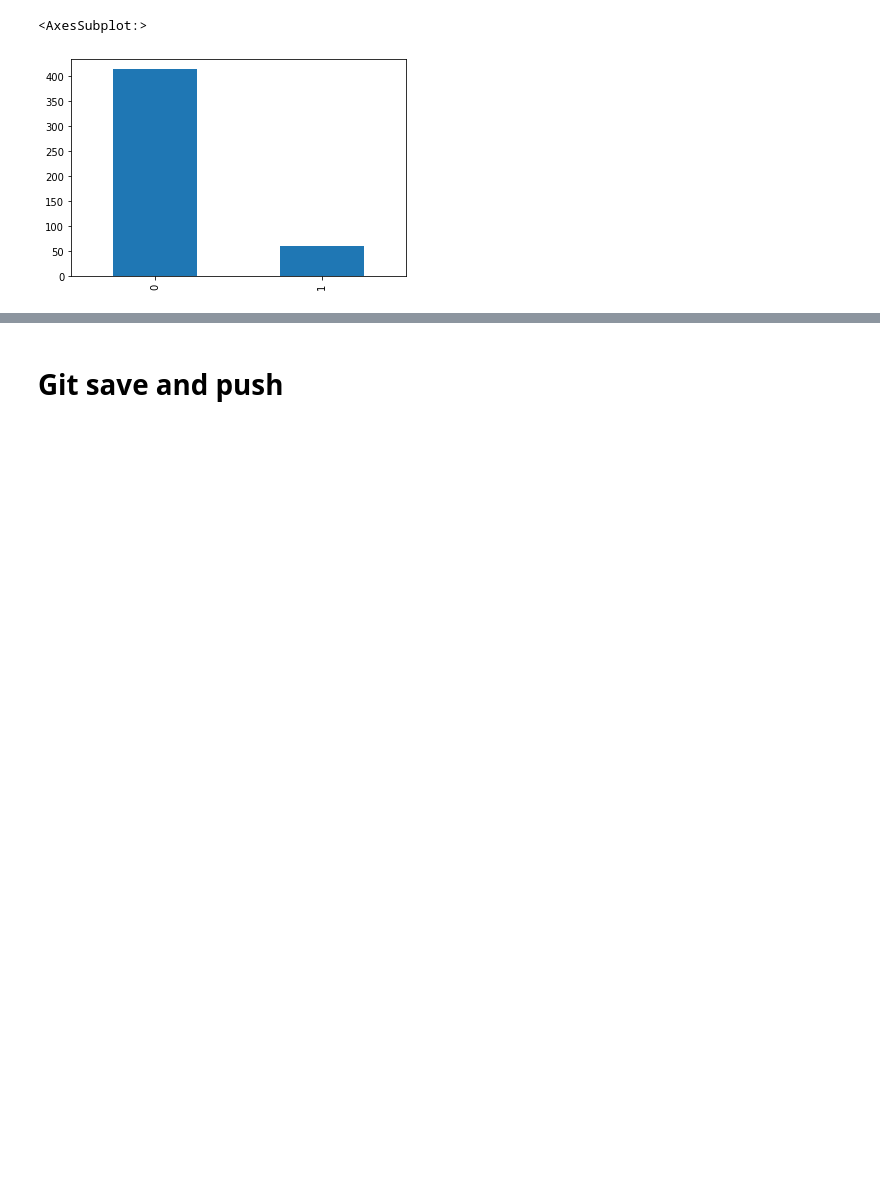
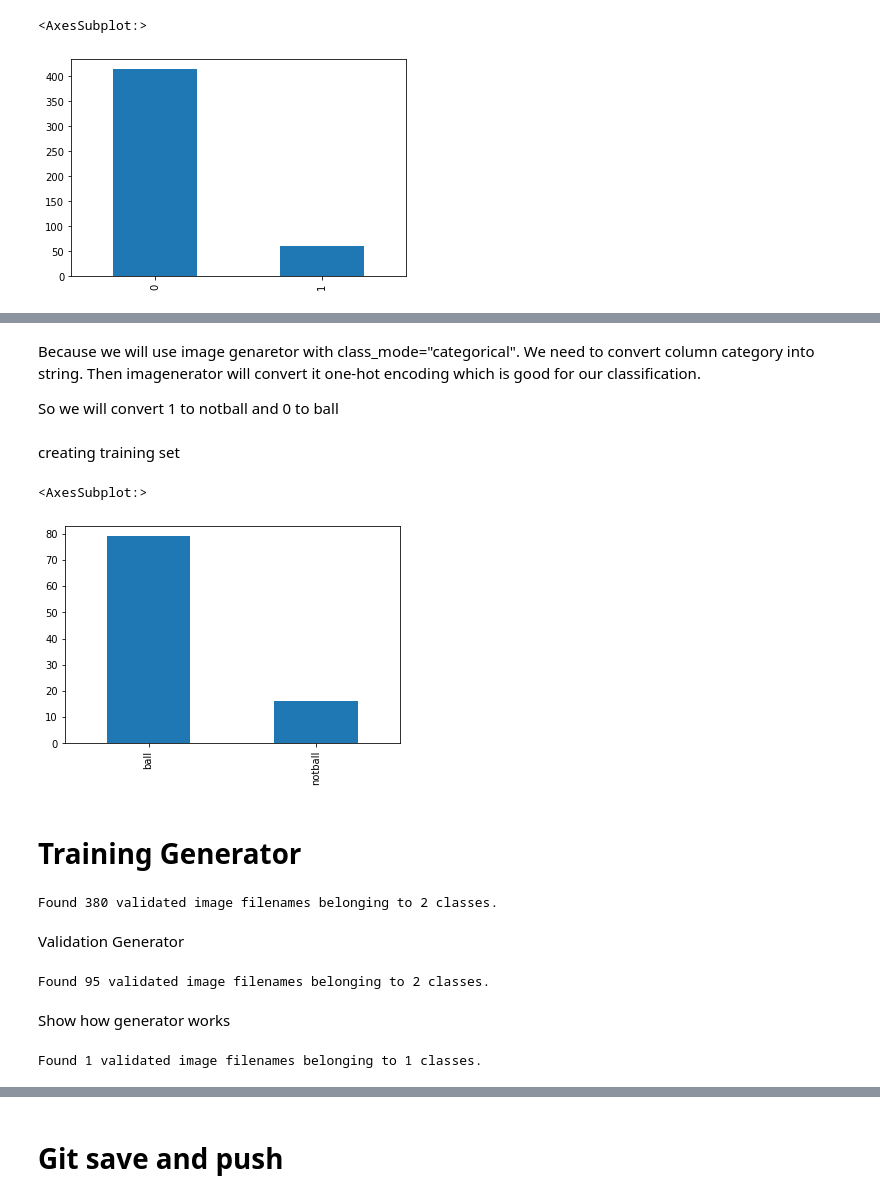
Before and after one commit to bwierzbo/volleyball-tracking, a Jupyter notebook: train.ipynb, the cells around one changed output, grey strips where cells are left out. Drawn from its saved outputs; the diff is of its cells as text; code cells hidden in the pictures; blank space fills up the shorter version.

Commit message:
training modeling visualizing and adding saved model

```diff
--- a/train.ipynb
+++ b/train.ipynb
@@ -147,0 +249,17 @@ plt.imshow(image)
+# %% [markdown]
+Because we will use image genaretor with class_mode="categorical". We need to convert column category into string. Then imagenerator will convert it one-hot encoding which is good for our classification.
+
+So we will convert 1 to notball and 0 to ball
+# %%
+df["category"] = df["category"].replace({0: 'ball', 1: 'notball'})
+# %% [markdown]
+creating training set
+# %%
+train_df, validate_df = train_test_split(df, test_size=0.20, random_state=42)
+train_df = train_df.reset_index(drop=True)
+validate_df = validate_df.reset_index(drop=True)
+# %%
+validate_df['category'].value_counts().plot.bar()
+# %% [output]
+<AxesSubplot:>
+[figure, added]
@@ -147,0 +270,53 @@ plt.imshow(image)
+# %% [markdown]
+# Training Generator
+# %%
+train_datagen = ImageDataGenerator(
+    rotation_range=15,
+    rescale=1./255,
+    shear_range=0.1,
+    zoom_range=0.2,
+    horizontal_flip=True,
+    width_shift_range=0.1,
+    height_shift_range=0.1
+)
+
+train_generator = train_datagen.flow_from_dataframe(
+    train_df,
+    "../volleyball-tracking/data/coloroutpath/",
+    x_col='filename',
+    y_col='category',
+    target_size=IMAGE_SIZE,
+    class_mode='categorical',
+    batch_size=batch_size
+)
+# %% [output]
+Found 380 validated image filenames belonging to 2 classes.
+# %% [markdown]
+Validation Generator
+# %%
+validation_datagen = ImageDataGenerator(rescale=1./255)
+validation_generator = validation_datagen.flow_from_dataframe(
+    validate_df,
+    "../volleyball-tracking/data/coloroutpath/",
+    x_col='filename',
+    y_col='category',
+    target_size=IMAGE_SIZE,
+    class_mode='categorical',
+    batch_size=batch_size
+)
+# %% [output]
+Found 95 validated image filenames belonging to 2 classes.
+# %% [markdown]
+Show how generator works
+# %%
+example_df = train_df.sample(n=1).reset_index(drop=True)
+example_generator = train_datagen.flow_from_dataframe(
+    example_df,
+    "../volleyball-tracking/data/coloroutpath/",
+    x_col='filename',
+    y_col='category',
+    target_size=IMAGE_SIZE,
+    class_mode='categorical'
+)
+# %% [output]
+Found 1 validated image filenames belonging to 1 classes.
```
Also changed, not shown: parts of 23 cells of this notebook, 1 other file.
